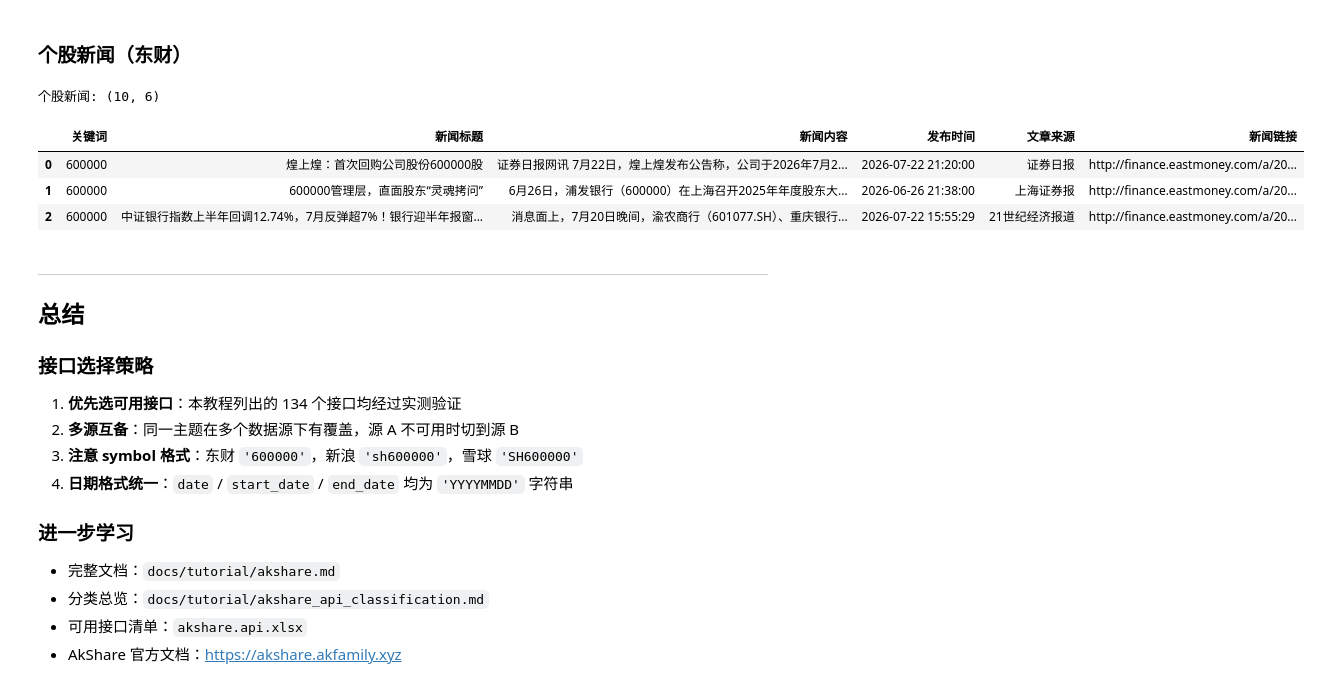
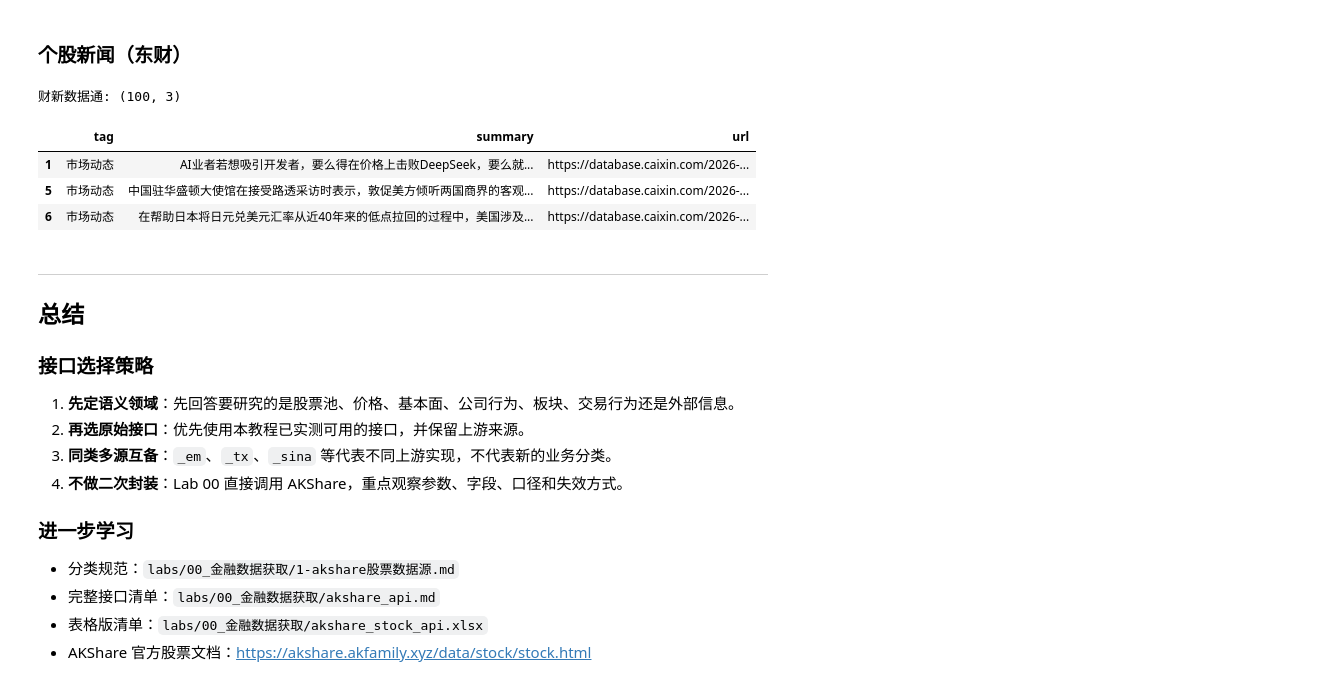
Before and after one commit to bamboosjtu/trading-topic, a Jupyter notebook: labs/00_金融数据获取/akshare_tutorial.ipynb, the cells around one changed output. Cells and saved outputs as stored; diff of their text form; code cells hidden in the pictures.

```diff
--- a/labs/00_金融数据获取/akshare_tutorial.ipynb
+++ b/labs/00_金融数据获取/akshare_tutorial.ipynb
@@ -789,32 +962,32 @@ df_xzjp.head()
 # %% [markdown]
 ### 个股新闻（东财）
 # %%
-# 个股新闻（东财）
-df_news = ak.stock_news_em(symbol='600000')
+# 财新数据通
+df_news = ak.stock_news_main_cx()
 
-print('个股新闻:', df_news.shape)
+print('财新数据通:', df_news.shape)
 
 df_news.head(3)
 # %% [output]
-个股新闻: (10, 6)
+财新数据通: (100, 3)
-|  | 关键词 | 新闻标题 | 新闻内容 | 发布时间 | 文章来源 | 新闻链接 |
-| 0 | 600000 | 煌上煌：首次回购公司股份600000股 | 证券日报网讯 7月22日，煌上煌发布公告称，公司于2026年7月2... | 2026-07-22 21:20:00 | 证券日报 | http://finance.eastmoney.com/a/20... |
-| 1 | 600000 | 600000管理层，直面股东“灵魂拷问” | 6月26日，浦发银行（600000）在上海召开2025年年度股东大... | 2026-06-26 21:38:00 | 上海证券报 | http://finance.eastmoney.com/a/20... |
-| 2 | 600000 | 中证银行指数上半年回调12.74%，7月反弹超7%！银行迎半年报窗... | 消息面上，7月20日晚间，渝农商行（601077.SH）、重庆银行... | 2026-07-22 15:55:29 | 21世纪经济报道 | http://finance.eastmoney.com/a/20... |
+|  | tag | summary | url |
+| 1 | 市场动态 | AI业者若想吸引开发者，要么得在价格上击败DeepSeek，要么就... | https://database.caixin.com/2026-... |
+| 5 | 市场动态 | 中国驻华盛顿大使馆在接受路透采访时表示，敦促美方倾听两国商界的客观... | https://database.caixin.com/2026-... |
+| 6 | 市场动态 | 在帮助日本将日元兑美元汇率从近40年来的低点拉回的过程中，美国涉及... | https://database.caixin.com/2026-... |
 # %% [markdown]
 ---
 ## 总结
 
 ### 接口选择策略
 
-1. **优先选可用接口**：本教程列出的 134 个接口均经过实测验证
-2. **多源互备**：同一主题在多个数据源下有覆盖，源 A 不可用时切到源 B
-3. **注意 symbol 格式**：东财 `'600000'`，新浪 `'sh600000'`，雪球 `'SH600000'`
-4. **日期格式统一**：`date` / `start_date` / `end_date` 均为 `'YYYYMMDD'` 字符串
+1. **先定语义领域**：先回答要研究的是股票池、价格、基本面、公司行为、板块、交易行为还是外部信息。
+2. **再选原始接口**：优先使用本教程已实测可用的接口，并保留上游来源。
+3. **同类多源互备**：`_em`、`_tx`、`_sina` 等代表不同上游实现，不代表新的业务分类。
+4. **不做二次封装**：Lab 00 直接调用 AKShare，重点观察参数、字段、口径和失效方式。
 
 ### 进一步学习
 
-- 完整文档：`docs/tutorial/akshare.md`
-- 分类总览：`docs/tutorial/akshare_api_classification.md`
-- 可用接口清单：`akshare.api.xlsx`
-- AkShare 官方文档：https://akshare.akfamily.xyz
+- 分类规范：`labs/00_金融数据获取/1-akshare股票数据源.md`
+- 完整接口清单：`labs/00_金融数据获取/akshare_api.md`
+- 表格版清单：`labs/00_金融数据获取/akshare_stock_api.xlsx`
+- AKShare 官方股票文档：https://akshare.akfamily.xyz/data/stock/stock.html
```
Also changed, not shown: parts of 84 cells of this notebook, 11 other files.
